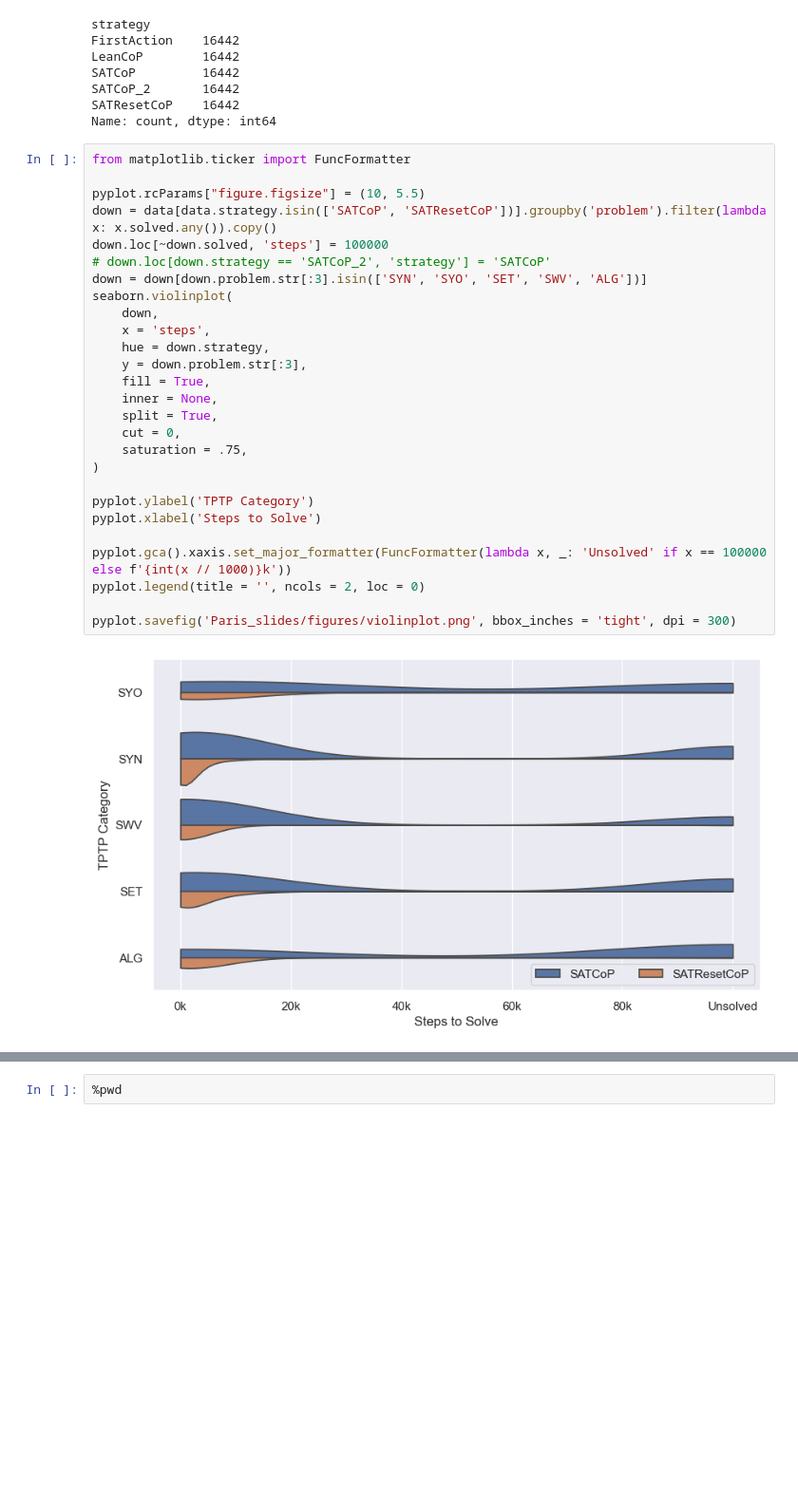
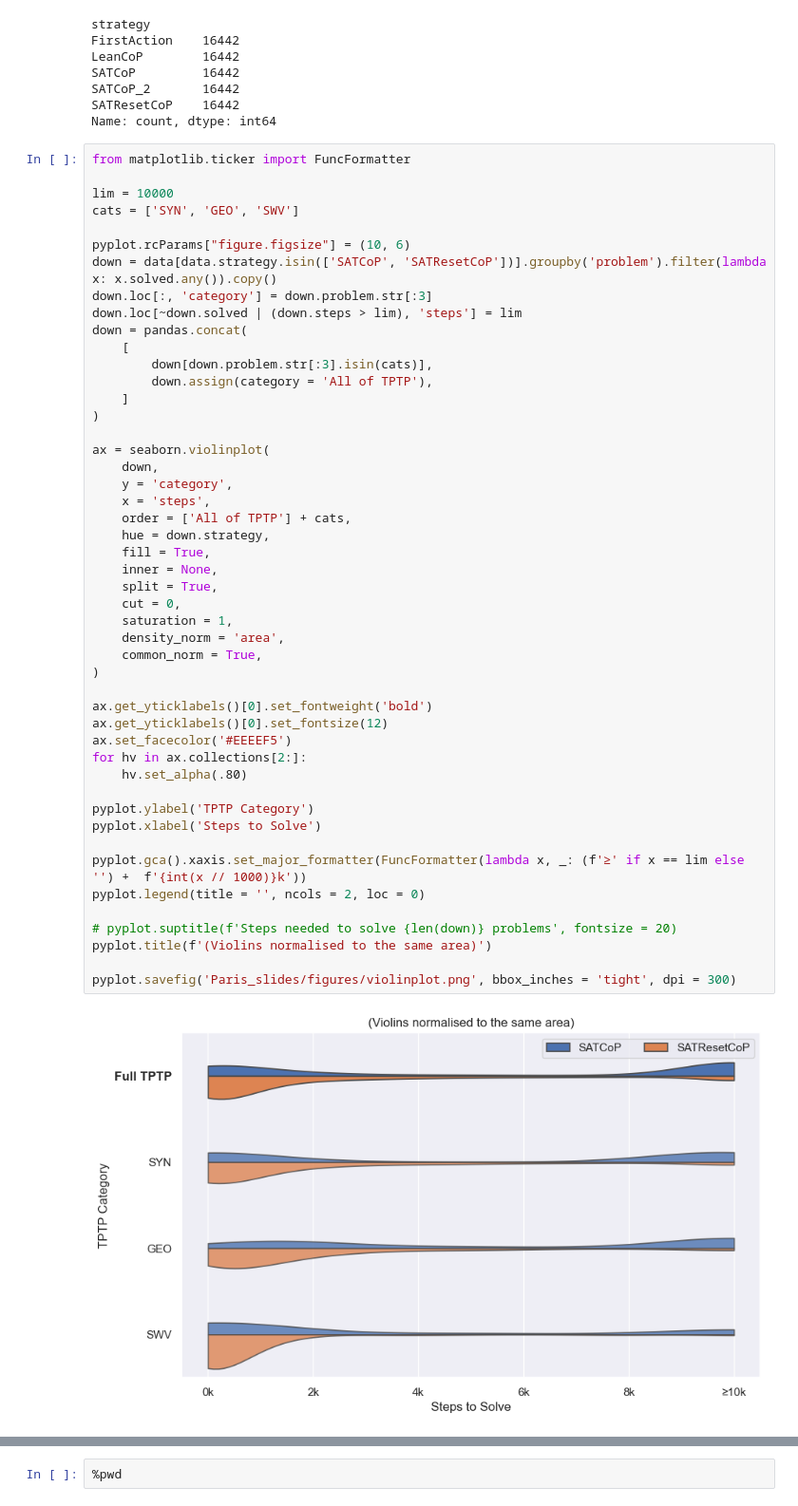
Before and after one commit to mfixman/connections, a Jupyter notebook: jupyter/Vampire.ipynb, the cells around one changed output, grey strips where cells are left out. Shown at 95% size. Drawn from its saved outputs; the diff is of its cells as text; blank space fills up the shorter version.

Commit message:
Improving violinplot.

```diff
--- a/jupyter/Vampire.ipynb
+++ b/jupyter/Vampire.ipynb
@@ -531,29 +485,50 @@ Name: count, dtype: int64
 # %%
 from matplotlib.ticker import FuncFormatter
 
-pyplot.rcParams["figure.figsize"] = (10, 5.5)
+lim = 10000
+cats = ['SYN', 'GEO', 'SWV']
+
+pyplot.rcParams["figure.figsize"] = (10, 6)
 down = data[data.strategy.isin(['SATCoP', 'SATResetCoP'])].groupby('problem').filter(lambda x: x.solved.any()).copy()
-down.loc[~down.solved, 'steps'] = 100000
-# down.loc[down.strategy == 'SATCoP_2', 'strategy'] = 'SATCoP'
-down = down[down.problem.str[:3].isin(['SYN', 'SYO', 'SET', 'SWV', 'ALG'])]
-seaborn.violinplot(
+down.loc[:, 'category'] = down.problem.str[:3]
+down.loc[~down.solved | (down.steps > lim), 'steps'] = lim
+down = pandas.concat(
+    [
+        down[down.problem.str[:3].isin(cats)],
+        down.assign(category = 'All of TPTP'),
+    ]
+)
+
+ax = seaborn.violinplot(
     down,
+    y = 'category',
     x = 'steps',
+    order = ['All of TPTP'] + cats,
     hue = down.strategy,
-    y = down.problem.str[:3],
     fill = True,
     inner = None,
     split = True,
     cut = 0,
-    saturation = .75,
+    saturation = 1,
+    density_norm = 'area',
+    common_norm = True,
 )
+
+ax.get_yticklabels()[0].set_fontweight('bold')
+ax.get_yticklabels()[0].set_fontsize(12)
+ax.set_facecolor('#EEEEF5')
+for hv in ax.collections[2:]:
+    hv.set_alpha(.80)
 
 pyplot.ylabel('TPTP Category')
 pyplot.xlabel('Steps to Solve')
 
-pyplot.gca().xaxis.set_major_formatter(FuncFormatter(lambda x, _: 'Unsolved' if x == 100000 else f'{int(x // 1000)}k'))
+pyplot.gca().xaxis.set_major_formatter(FuncFormatter(lambda x, _: (f'≥' if x == lim else '') +  f'{int(x // 1000)}k'))
 pyplot.legend(title = '', ncols = 2, loc = 0)
 
+# pyplot.suptitle(f'Steps needed to solve {len(down)} problems', fontsize = 20)
+pyplot.title(f'(Violins normalised to the same area)')
+
 pyplot.savefig('Paris_slides/figures/violinplot.png', bbox_inches = 'tight', dpi = 300)
 # %% [output]
-[figure, old version]
+[figure, new version]
```
Also changed, not shown: parts of 15 cells of this notebook, 7 other files.
